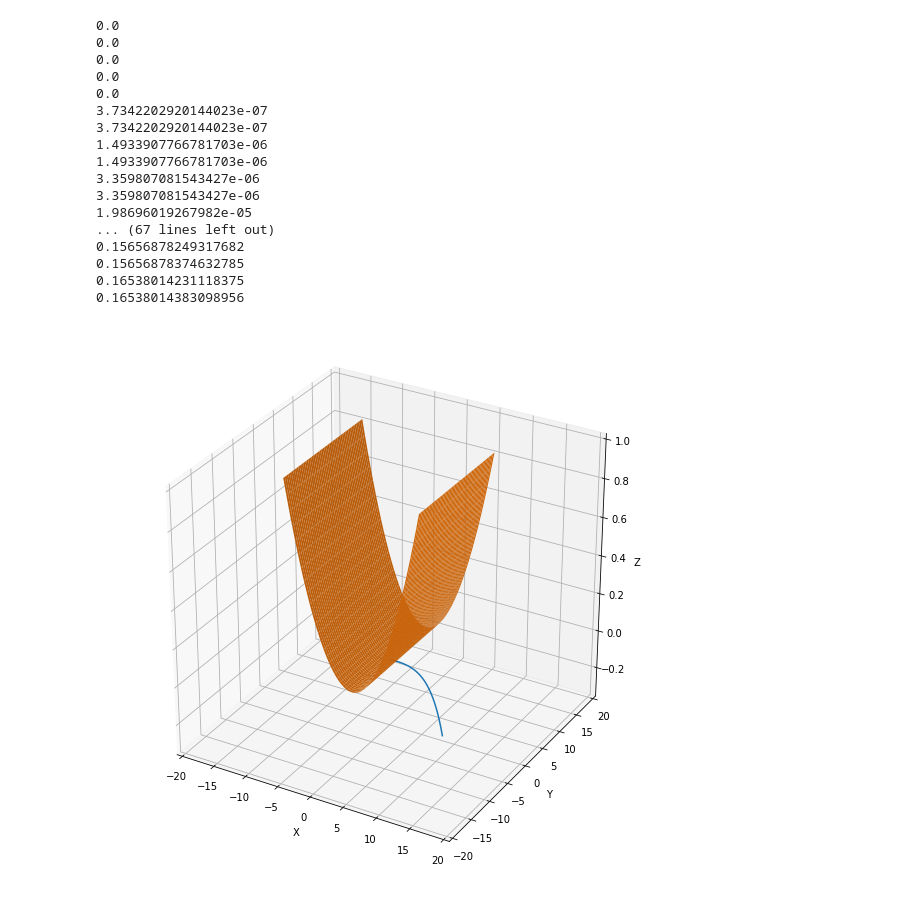
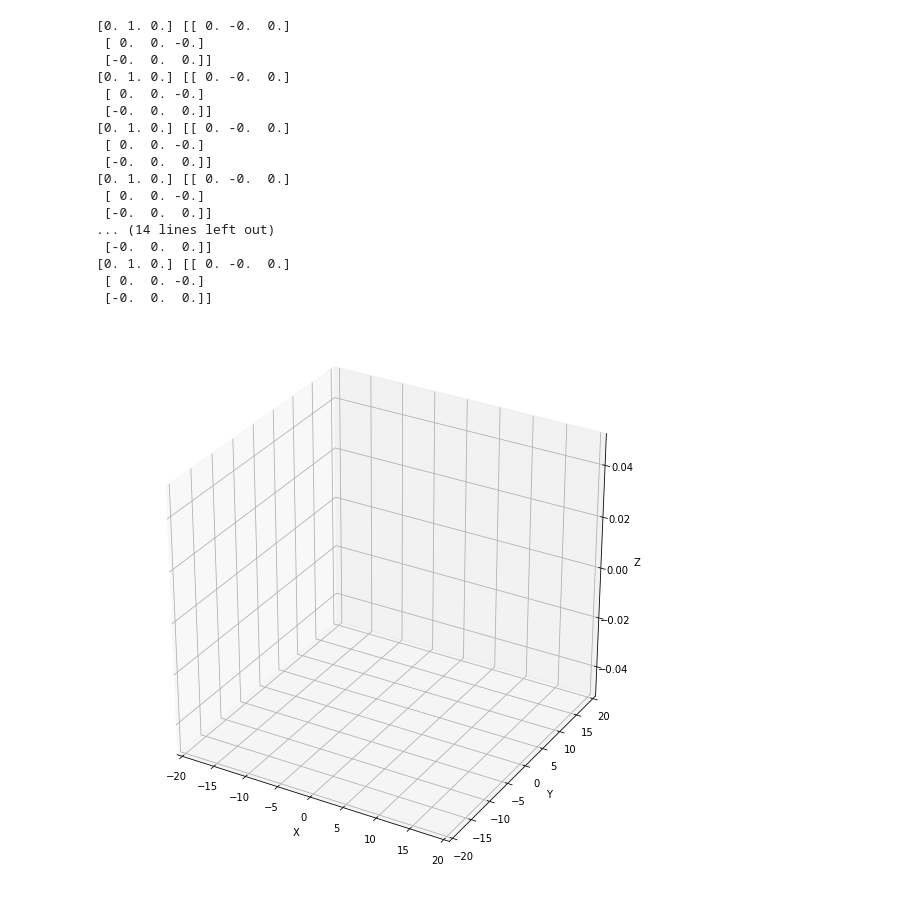
Before and after one commit to fidlerja/optimal-control, a Jupyter notebook: Simulator.ipynb, the cells around one changed output. Drawn from its saved outputs; the diff is of its cells as text; code cells hidden in the pictures.

```diff
--- a/Simulator.ipynb
+++ b/Simulator.ipynb
@@ -11,7 +12,7 @@ skew = lambda x: np.array([[0, -x[2], x[1]],
 # %%
 g = 9.81
 x, y = sy.symbols('x y')
-M = x**2 / 10**2
+M = y**2 / 10**2
 Mlam = sy.lambdify((x,y), M)
 Mx = sy.lambdify((x,y), sy.diff(M, x))
 My = sy.lambdify((x,y), sy.diff(M, y))
@@ -30,73 +31,76 @@ def system(y, t):
     n = np.cross(px, py)
     nhat = n / np.linalg.norm(n)
 
-    #make q
-    ndot = np.zeros(3)
+
+
+
+
+    #find angle + vdot
+    vhat = v / np.linalg.norm(v)
     angle = np.arccos(nhat[2])
-    if nhat[2] == 1:
-        q = 0
-    else:
-        q = -ndot[0] / np.sin( angle )
-    print(angle)
+    vdot = np.array([0,0,-g]) + g*nhat*np.cos(angle) #+ R@np.array([u[i],0,0])
 
-    #make R dot
+
+    #find q and rRot
+    q = vdot[2] / (nhat[2])
     wb = np.array([0, q, theta[i]])
     Rdot = R@skew(wb)
+
     #make p dot
     pdot = v
+
     #make v dot
-    vdot = np.array([0,0,-g]) + g*nhat*np.cos(angle) + R@np.array([u[i],0,0])
-
     return tuple(pdot) + tuple(vdot) + tuple(Rdot.flatten())
 
-N = 1000
+N = 100
 theta = np.zeros(N)
-u = np.ones(N)
-t_array = np.linspace(0, 5, N)
+u = np.zeros(N)
+t_array = np.linspace(0, 20, N)
 
 p0 = np.zeros(3)
 v0 = np.zeros(3)
-theta0 = 0
+v0[1] = 1
+theta0 = np.pi/2
 R0 = np.array([[np.cos(theta0), -np.sin(theta0), 0],
               [np.sin(theta0), np.cos(theta0), 0],
               [0, 0, 1]])
 y0 = np.concatenate((p0, v0, R0.flatten()))
 
 fig = plt.figure(figsize=(10,10))
 ax = fig.add_subplot(111, projection='3d')
 
 sol = odeint(system, y0, t_array)
 ax.plot(sol[:,0], sol[:,1], sol[:,2])
 
 x = np.linspace(-10,10)
 y = np.linspace(-10,10)
 X,Y = np.meshgrid(x,y)
 
-ax.plot_surface(X,Y,Mlam(X,Y))
+# ax.plot_surface(X,Y,Mlam(X,Y))
 ax.set_ylim([-20,20])
 ax.set_xlim([-20,20])
 ax.set_xlabel("X")
 ax.set_ylabel("Y")
 ax.set_zlabel("Z")
 
 # # plt.savefig('HW3_2.png')
 plt.show()
 # %% [output]
-0.0
-0.0
-0.0
-0.0
-0.0
-3.7342202920144023e-07
-3.7342202920144023e-07
-1.4933907766781703e-06
-1.4933907766781703e-06
-3.359807081543427e-06
-3.359807081543427e-06
-1.98696019267982e-05
-... (67 lines left out)
-0.15656878249317682
-0.15656878374632785
-0.16538014231118375
-0.16538014383098956
+[0. 1. 0.] [[ 0. -0.  0.]
+ [ 0.  0. -0.]
+ [-0.  0.  0.]]
+[0. 1. 0.] [[ 0. -0.  0.]
+ [ 0.  0. -0.]
+ [-0.  0.  0.]]
+[0. 1. 0.] [[ 0. -0.  0.]
+ [ 0.  0. -0.]
+ [-0.  0.  0.]]
+[0. 1. 0.] [[ 0. -0.  0.]
+ [ 0.  0. -0.]
+ [-0.  0.  0.]]
+... (14 lines left out)
+ [-0.  0.  0.]]
+[0. 1. 0.] [[ 0. -0.  0.]
+ [ 0.  0. -0.]
+ [-0.  0.  0.]]
-[figure, old version]
+[figure, new version]
```
Also changed, not shown: parts of 1 cell of this notebook, 2 other files.
